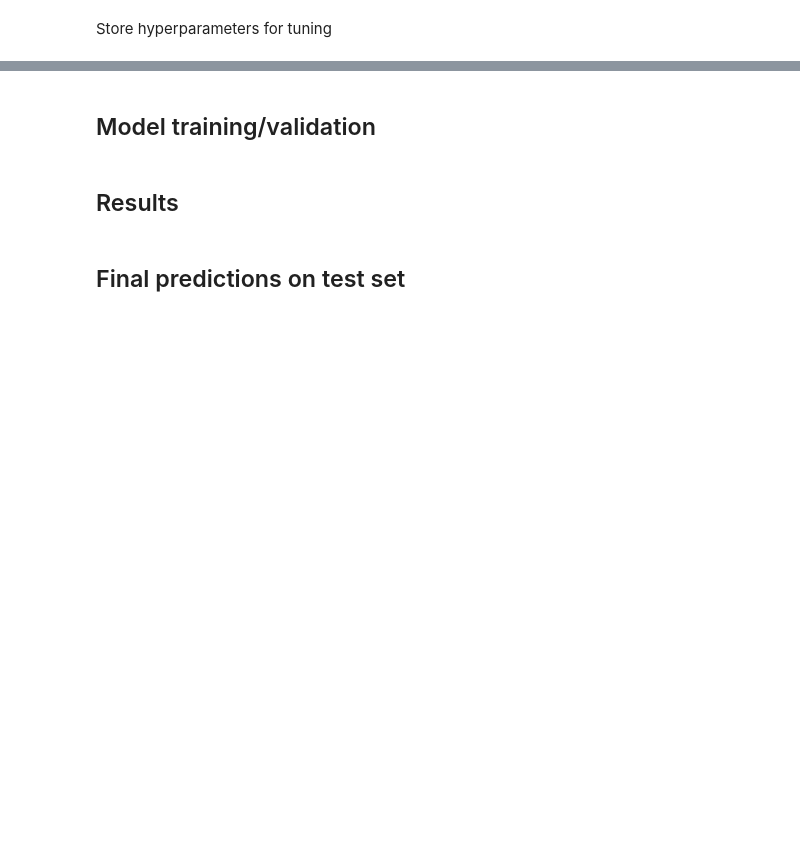
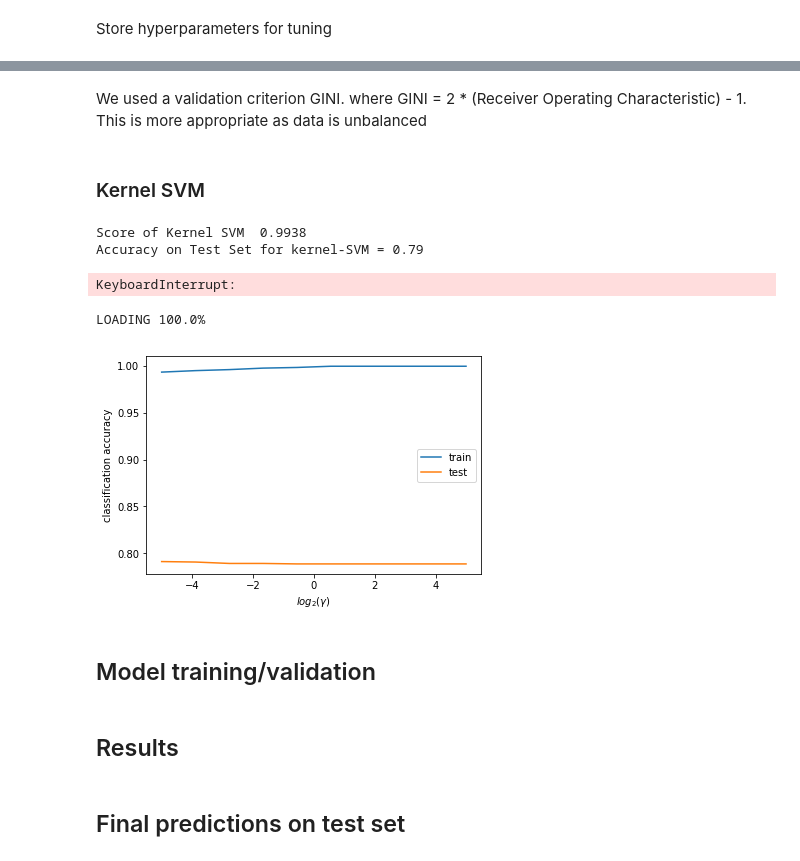
Before and after one commit to AbhinathK/CreditCardML, a Jupyter notebook: CreditCardData.ipynb, the cells around one changed output, grey strips where cells are left out. Saved outputs shown, nothing was run; the diff lists cells and outputs as text; code cells hidden in the pictures; blank space fills up the shorter version.

Commit message:
more models

```diff
--- a/CreditCardData.ipynb
+++ b/CreditCardData.ipynb
@@ -666,7 +660,7 @@ log_reg_grid=[
      'max_iter':[100,1000],'warm_start':['True','False']},
 ]
 norm_log_reg=LogisticRegression()
-grid_search=GridSearchCV(norm_log_reg,log_reg_grid,cv=5,scoring='neg_mean_squared_error')
+grid_search=GridSearchCV(norm_log_reg,log_reg_grid,cv=5,scoring='roc_auc')
 grid_search.fit(X_train,y_train.values.ravel())
 # %% [output]
 GridSearchCV(cv=5, error_score='raise-deprecating',
@@ -689,8 +683,10 @@ best_c_param=grid_search.best_params_.get('C')
 best_max_iter_param=grid_search.best_params_.get('max_iter')
 best_warm_start_param=grid_search.best_params_.get('warm_start')
 # %%
-clf_reg_retuned=LogisticRegression(C=best_c_param,max_iter=best_max_iter_param,
+lr_tuned=LogisticRegression(C=best_c_param,max_iter=best_max_iter_param,
                                   warm_start=best_warm_start_param)
-clf_reg_retuned.fit(X_train,Y_train)
-Y_pred_logr_retuned=clf_reg_retuned.predict(X_train)
-Y_predict_logr_retuned=clf_reg_retuned.predict(X_test)
+lr_tuned.fit(X_train,y_train.values.ravel())
+Y_pred_logr_tuned=lr_tuned.predict(X_train)
+Y_predict_logr_tuned=lr_tuned.predict(X_test)
+
+print("Score of tuned Logistic Regression Model ","{0:.4f}".format(lr_tuned.score(X_test,y_test)))
@@ -697,3 +785,60 @@ Y_predict_logr_retuned=clf_reg_retuned.predict(X_test)
+# %% [markdown]
+We used a validation criterion GINI. where GINI = 2 * (Receiver Operating Characteristic) - 1. This is more appropriate as data is unbalanced
+# %% [markdown]
+### Kernel SVM
+# %%
+kSVM_classifier = SVC(kernel="rbf")
+kSVM_classifier.fit( X_train, y_train.values.ravel() )
+Y_predict_kSVM = kSVM_classifier.predict( X_test )
+
+print("Score of Kernel SVM ","{0:.4f}".format(kSVM_classifier.score(X_train,y_train)))
+
+cm = confusion_matrix( y_test, Y_predict_kSVM )
+print("Accuracy on Test Set for kernel-SVM = %.2f" % ((cm[0,0] + cm[1,1] )/len(X_test)))
+accScoreskSVM = cross_val_score( kSVM_classifier, X_train, y_train.values.ravel(), cv=10)
+rocScoreskSVM = cross_val_score( kSVM_classifier, X_train, y_train.values.ravel(), cv=10, scoring='roc_auc')
+
+#print("Mean kernel-SVM CrossVal Accuracy on Train Set %.2f, with std=%.2f" % (scoresSVC.mean(), scoresSVC.std() ))
+# plot_confusion_matrix(Y_predict_kSVM)
+# %% [output]
+Score of Kernel SVM  0.9938
+Accuracy on Test Set for kernel-SVM = 0.79
+KeyboardInterrupt:
+# %%
+def plot_accuracy(gammas, accuracy_dict):
+    for label, accuracy in accuracy_dict.items():
+        plt.plot(np.log2(gammas), accuracy, label=label)
+
+    # add labels for x and y axis
+    plt.xlabel(r'$log_2(\gamma)$')
+    plt.ylabel('classification accuracy')
+    plt.legend()
+
+    plt.show()
+# %%
+gammas = np.power(2, np.linspace(-5, 5, 10))
+
+accuracy_train, accuracy_test = [], []
+count = 0
+for gamma in gammas:
+    count += 1
+    svm = SVC(kernel='rbf', gamma=gamma)
+    svm.fit(X_train, y_train.values.ravel())
+
+    predict_train = svm.predict(X_train)  # train
+    predict_test = svm.predict(X_test)  # test
+
+    accuracy_train.append(accuracy_score(y_train, predict_train))
+    accuracy_test.append(accuracy_score(y_test, predict_test))
+
+    loading = 'LOADING ' + str(round((count/len(gammas))*100,2)) + '%'
+    print (loading, end="\r")
+
+# plot train and test accuracy
+plot_accuracy(gammas, {'train': accuracy_train, 'test': accuracy_test})
+# %% [output]
+LOADING 100.0%
+[figure, added]
 # %% [markdown]
 ## Model training/validation
 # %% [markdown]
```
Also changed, not shown: parts of 16 cells of this notebook.
